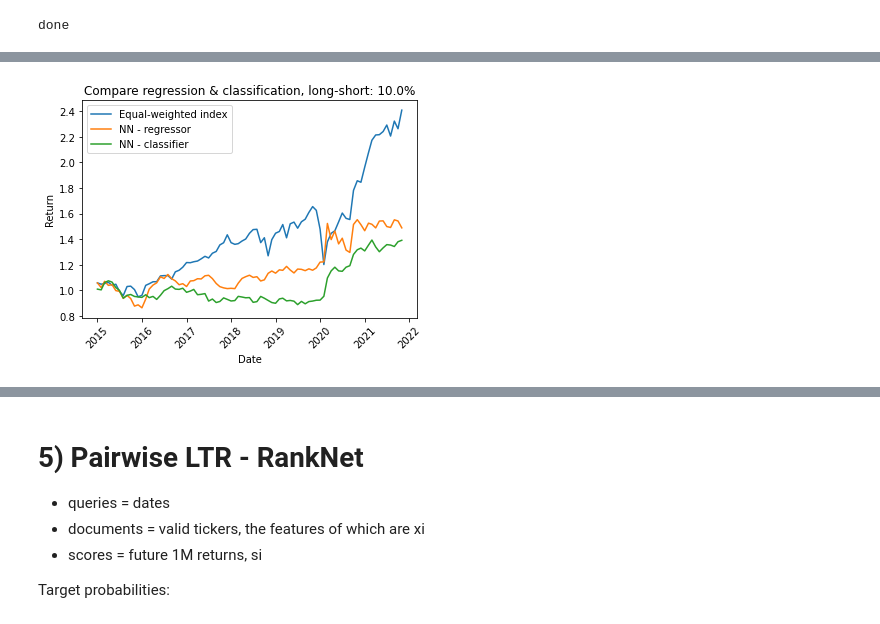
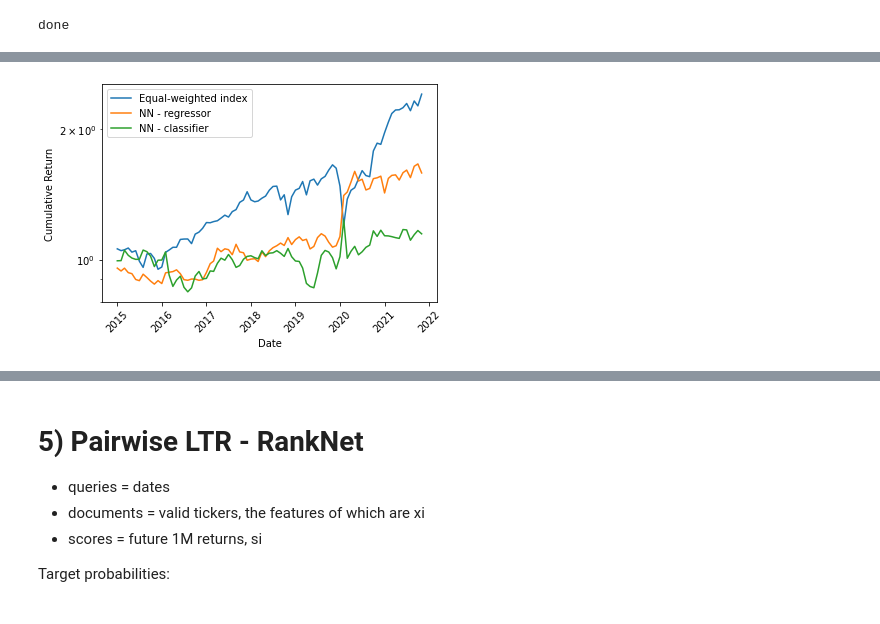
Before and after one commit to pyliut/CSMOM_HT22, a Jupyter notebook: NNwithMACD_TomLiu.ipynb, the cells around one changed output, grey strips where cells are left out. Drawn from its saved outputs; the diff is of its cells as text; code cells hidden in the pictures.

```diff
--- a/NNwithMACD_TomLiu.ipynb
+++ b/NNwithMACD_TomLiu.ipynb
@@ -215,7 +218,7 @@ def train_NN(model, x_train, y_train, x_test, y_test, learning_rate = 0.1, is_re
     #create optimiser
     opt = optimizers.Adam(learning_rate=learning_rate)
     if is_regression:
-        loss_fn = keras.losses.MeanSquaredLogarithmicError()
+        loss_fn = keras.losses.MeanSquaredError()
     else:
         loss_fn = keras.losses.CategoricalCrossentropy()
         if is_regression == "brier":
@@ -1240,7 +1769,7 @@ plt.title(title);
 # %% [markdown]
 ## 4c) Validation
 # %%
-df_train = df_nn[(df_nn["month"]>= "2002-01") & (df_nn["month"]<= "2014-12")].reset_index(drop = True)
+df_train = df_nn[(df_nn["month"]>= "2007-01") & (df_nn["month"]<= "2014-12")].reset_index(drop = True)
 df_test = df_nn[(df_nn["month"]>= "2015-01") & (df_nn["month"]<= "2021-12")].reset_index(drop = True)
 print("done")
 # %% [output]
@@ -1253,7 +1782,7 @@ hidden = [300,300,300, 200, 200, 100, 100, 50]
 dropout = 0.1
 is_regression = False
 learning_rate = 0.1
-num_epochs = 10
+num_epochs = 3
 
 #model params defined in 1d
 #reset seed
@@ -1283,10 +1812,10 @@ Training Set: 76088, Test Set: 41243, Validation Set: 41243
 hidden = [300,300,50]
 #dropout = [0.5,0.5,0.3,0.3,0.1]
 #hidden = [300,300,300, 200, 200, 100, 100, 50]
-dropout = 0.1
+dropout = 0.25
 is_regression = True
-learning_rate = 0.0001
-num_epochs = 20
+learning_rate = 0.001
+num_epochs = 10
 
 #model params defined in 1d
 #reset seed
@@ -1389,33 +1947,35 @@ investments
 #validation
 #calculate cost-adjusted returns & plot
 is_short = True
 pct = 0.1
 k = 5
 #portfolio params defined in 1d
 returns_matrix_reg, weight_matrix_reg, rank_table_reg, model_output_reg = get_Matrices(reg_all, x_test, df_test, is_regression = True, pct = pct, is_short = is_short, company_name = df_train.columns[0])
 rets_reg, cumrets_reg = calc_returns(returns_matrix_reg, weight_matrix = weight_matrix_reg, k = k)
 
 #calculate return & weight matrix for classifier
 returns_matrix_clf, weight_matrix_clf, rank_table_clf, model_output_clf = get_Matrices(clf_all, x_test, df_test,is_regression = False, pct = pct, is_short = is_short, company_name = df_train.columns[0])
 rets_clf, cumrets_clf = calc_returns(returns_matrix_clf, weight_matrix = weight_matrix_clf, k = k)
 
 #calculate return & weight matrix for base strat - i.e. long 100%
 returns_matrix_equal, weight_matrix_equal, rank_table_equal, model_output = get_Matrices(clf_all, x_test, df_test,is_regression = False, pct = 1, is_short = False, company_name = df_train.columns[0])
 rets_equal, cumrets_equal = calc_returns(returns_matrix_equal, weight_matrix = weight_matrix_equal, k = k)
 
 plt.plot(cumrets_equal.index, cumrets_equal, label = "Equal-weighted index")
 plt.plot(cumrets_reg.index, cumrets_reg, label = "NN - regressor")
 plt.plot(cumrets_clf.index, cumrets_clf, label = "NN - classifier")
 plt.legend();
 plt.xlabel("Date");
 plt.xticks(rotation = 45);
-plt.ylabel("Return")
+plt.ylabel("Cumulative Return")
+plt.yscale("log")
 
 title = "Compare regression & classification"
 if is_short:
     title = title + ", long-short: " + str(pct*100) + "%"
 else:
     title = title + ", long-only: " + str(pct*100) + "%"
-plt.title(title);
+#plt.title(title);
+plt.savefig("Figures/TL_Validation_Short.png")
 # %% [output]
-[figure, old version]
+[figure, new version]
```
Also changed, not shown: parts of 125 cells of this notebook.
